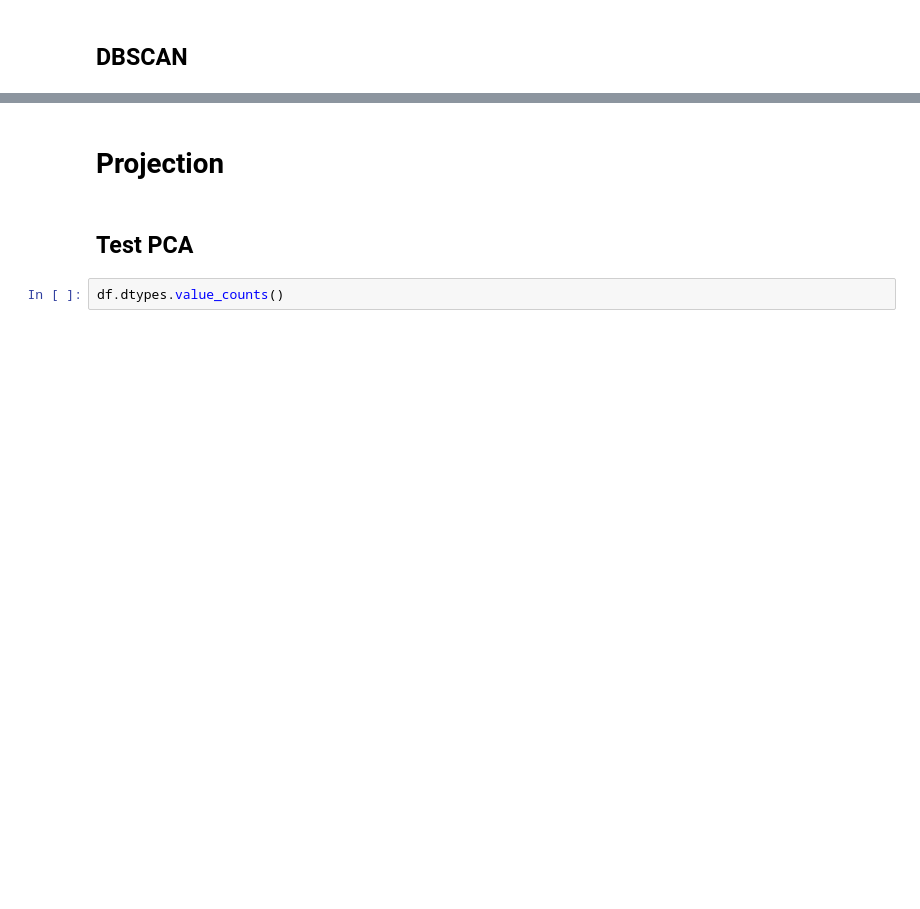
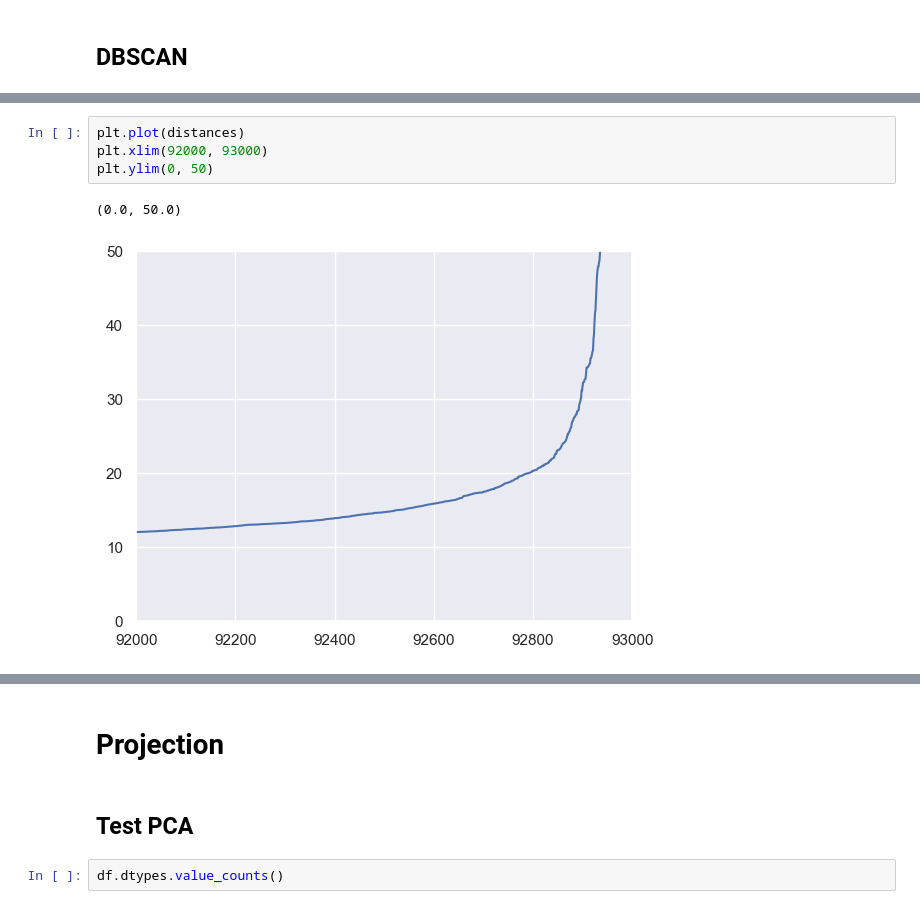
Before and after one commit to CODEheures/oc-ingenieur-ia, a Jupyter notebook: p5/Projet/p5_2-essais.ipynb, the cells around one changed output, grey strips where cells are left out. Saved outputs shown, nothing was run; the diff lists cells and outputs as text; blank space fills up the shorter version.

```diff
--- a/p5/Projet/p5_2-essais.ipynb
+++ b/p5/Projet/p5_2-essais.ipynb
@@ -113,0 +138,7 @@ silhouette['mean'].plot()
+# %%
+plt.plot(distances)
+plt.xlim(92000, 93000)
+plt.ylim(0, 50)
+# %% [output]
+(0.0, 50.0)
+[figure, added]
```
Also changed, not shown: parts of 13 cells of this notebook.
